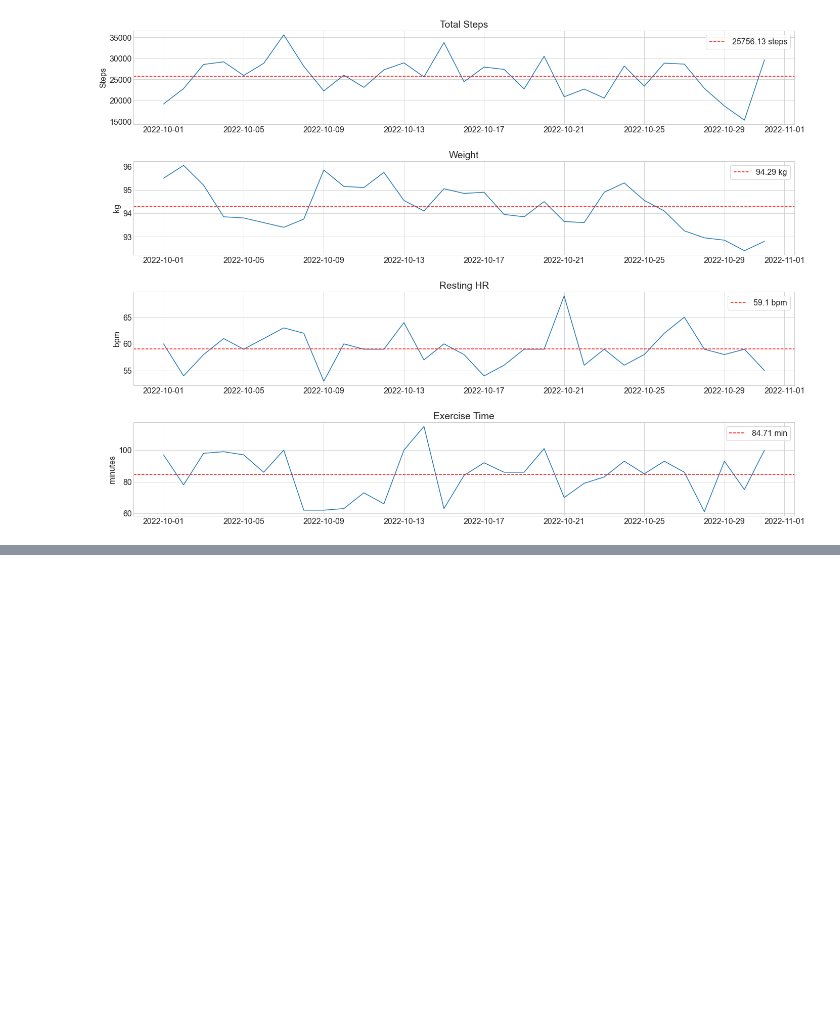
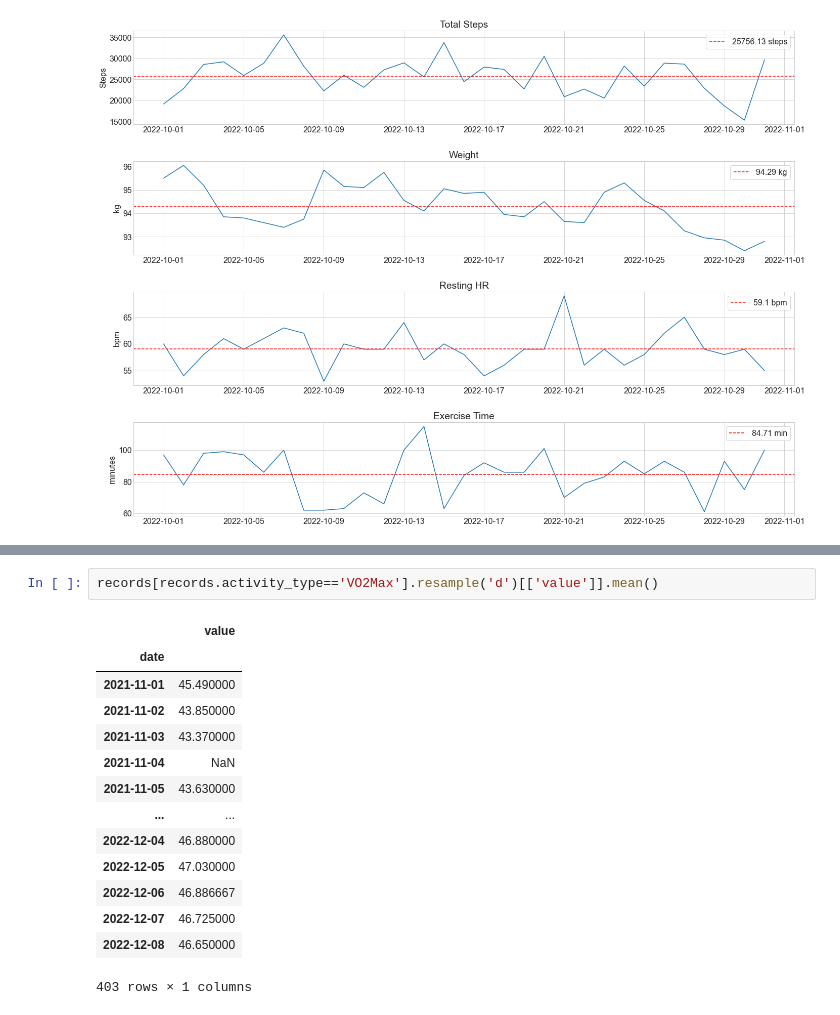
Before and after one commit to markydoug/my_apple_health, a Jupyter notebook: daily_info_explore.ipynb, the cells around one changed output, grey strips where cells are left out. Saved outputs shown, nothing was run; the diff lists cells and outputs as text; blank space fills up the shorter version.

```diff
--- a/daily_info_explore.ipynb
+++ b/daily_info_explore.ipynb
@@ -76,0 +121,17 @@ e.show_daily_viz(daily_info, year=2022, month=10)
+# %%
+records[records.activity_type=='VO2Max'].resample('d')[['value']].mean()
+# %% [output]
+|  | value |
+| date |  |
+| 2021-11-01 | 45.490000 |
+| 2021-11-02 | 43.850000 |
+| 2021-11-03 | 43.370000 |
+| 2021-11-04 | NaN |
+| 2021-11-05 | 43.630000 |
+| ... | ... |
+| 2022-12-04 | 46.880000 |
+| 2022-12-05 | 47.030000 |
+| 2022-12-06 | 46.886667 |
+| 2022-12-07 | 46.725000 |
+| 2022-12-08 | 46.650000 |
+403 rows × 1 columns
```
Also changed, not shown: parts of 15 cells of this notebook.
